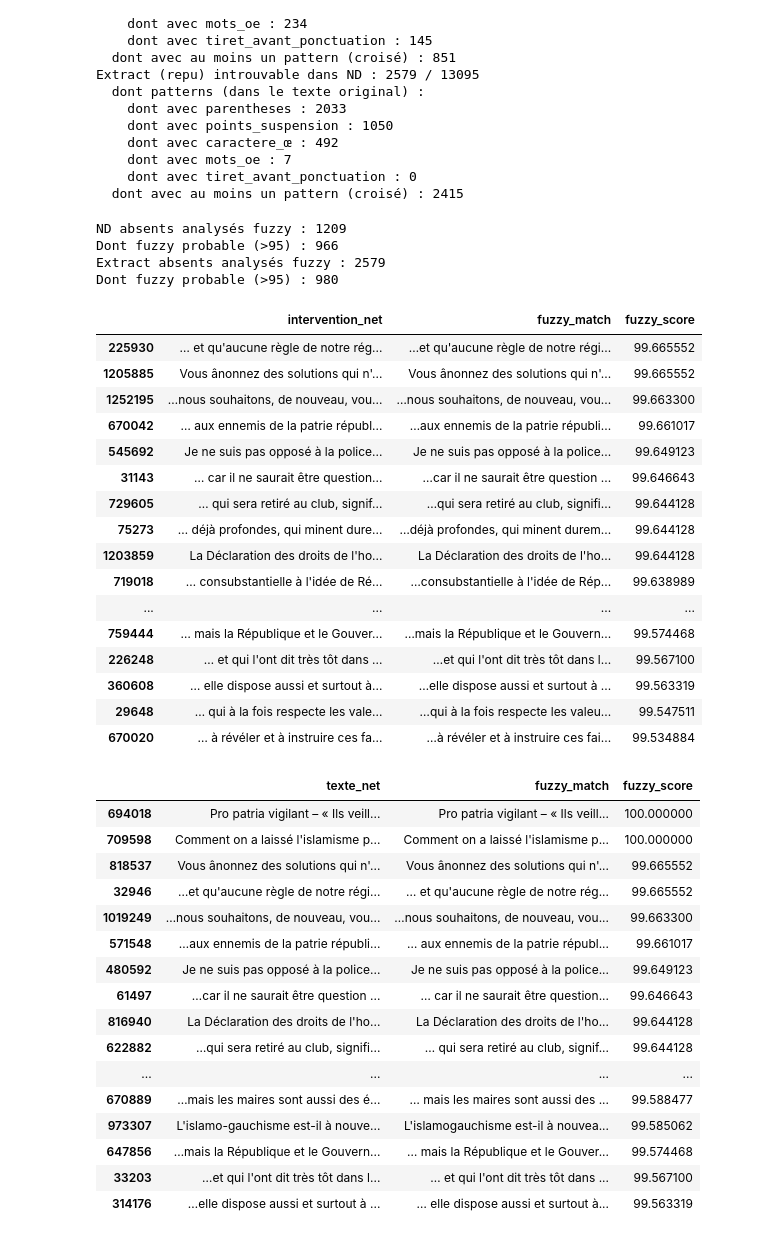
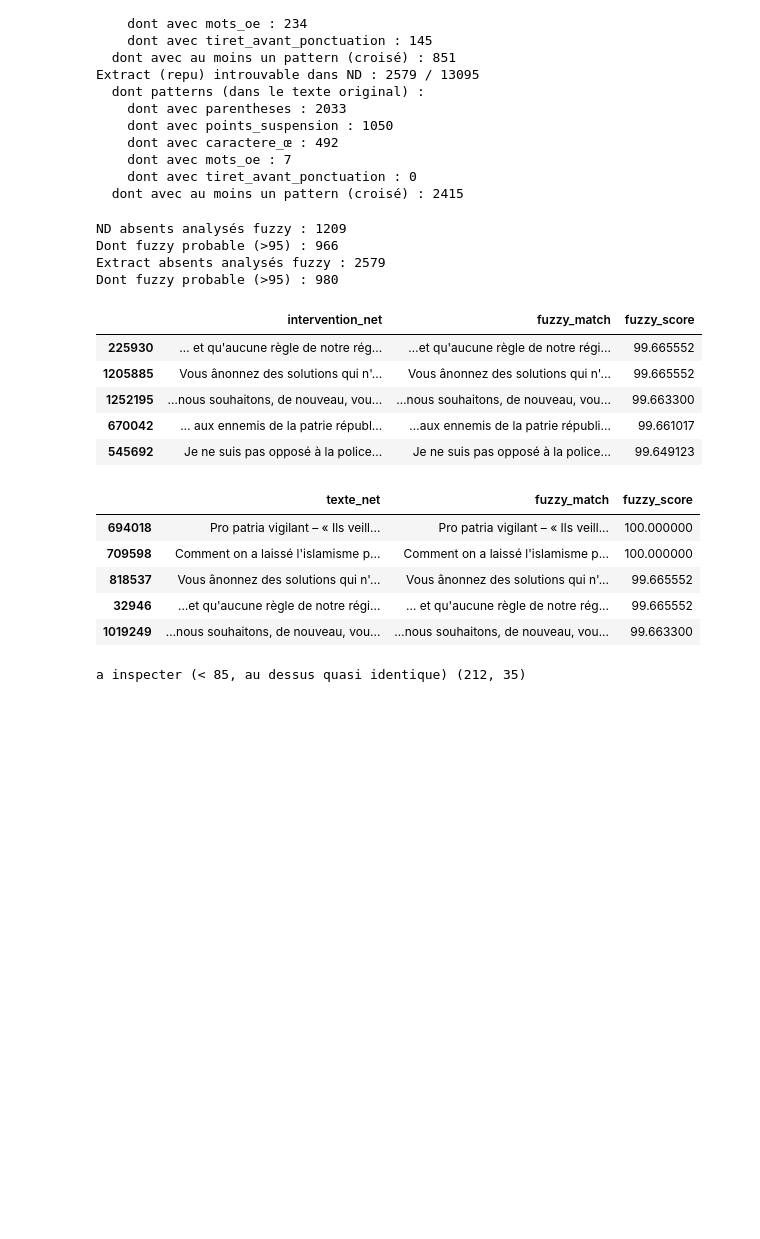
Before and after one commit to leomignot/republique-cest-quoi, a Jupyter notebook: debug/check_repu.ipynb, the cells around one changed output. Drawn from its saved outputs; the diff is of its cells as text; code cells hidden in the pictures; blank space fills up the shorter version.

Commit message:
on avance fuzzy

```diff
--- a/debug/check_repu.ipynb
+++ b/debug/check_repu.ipynb
@@ -976,7 +976,7 @@ df_nd_ref = df_nd_comp[
 # ND absent dans extract -> recherche fuzzy côté extract
 # ==============================================================================
 
-diag_nd = fuzzy_snippet_diagnostic(
+diag_nd_fuzzy = fuzzy_snippet_diagnostic(
     df_absent=nd_absent,
     source_text_col="intervention_net",
     target_df=df_extract_ref,
@@ -987,16 +987,16 @@ diag_nd = fuzzy_snippet_diagnostic(
 
 print(
     "ND absents analysés fuzzy :",
-    len(diag_nd),
+    len(diag_nd_fuzzy),
 )
 
-if diag_nd is not None:
+if diag_nd_fuzzy is not None:
     print(
         "Dont fuzzy probable (>95) :",
-        diag_nd["fuzzy_probable"].sum(),
+        diag_nd_fuzzy["fuzzy_probable"].sum(),
     )
 
-    diag_nd.to_csv(
+    diag_nd_fuzzy.to_csv(
         f"diagnostic_fuzzy_nd_vs_extract_{label_fuzzy}.csv",
         index=False,
     )
@@ -1006,7 +1006,7 @@ if diag_nd is not None:
 # Extract absent dans ND -> recherche fuzzy côté ND
 # ==============================================================================
 
-diag_extract = fuzzy_snippet_diagnostic(
+diag_extract_fuzzy = fuzzy_snippet_diagnostic(
     df_absent=extract_absent,
     source_text_col="texte_net",
     target_df=df_nd_ref,
@@ -1017,16 +1017,16 @@ diag_extract = fuzzy_snippet_diagnostic(
 
 print(
     "Extract absents analysés fuzzy :",
-    len(diag_extract),
+    len(diag_extract_fuzzy),
 )
 
-if diag_extract is not None:
+if diag_extract_fuzzy is not None:
     print(
         "Dont fuzzy probable (>95) :",
-        diag_extract["fuzzy_probable"].sum(),
+        diag_extract_fuzzy["fuzzy_probable"].sum(),
     )
 
-    diag_extract.to_csv(
+    diag_extract_fuzzy.to_csv(
         f"diagnostic_fuzzy_extract_vs_nd_{label_fuzzy}.csv",
         index=False,
     )
@@ -1035,62 +1035,47 @@ if diag_extract is not None:
 # ==============================================================================
 # Aperçu des cas les plus proches
 # ==============================================================================
 
 display(
-    diag_nd[
+    diag_nd_fuzzy[
         [
             "intervention_net",
             "fuzzy_match",
             "fuzzy_score",
         ]
-    ].head(30)
+    ].head()
 )
 
 display(
-    diag_extract[
+    diag_extract_fuzzy[
         [
             "texte_net",
             "fuzzy_match",
             "fuzzy_score",
         ]
-    ].head(30)
+    ].head()
 )
 # %% [output]
 ND absents analysés fuzzy : 1209
 Dont fuzzy probable (>95) : 966
 Extract absents analysés fuzzy : 2579
 Dont fuzzy probable (>95) : 980
 |  | intervention_net | fuzzy_match | fuzzy_score |
 | 225930 | … et qu'aucune règle de notre rég... | …et qu'aucune règle de notre régi... | 99.665552 |
 | 1205885 | Vous ânonnez des solutions qui n'... | Vous ânonnez des solutions qui n'... | 99.665552 |
 | 1252195 | …nous souhaitons, de nouveau, vou... | …nous souhaitons, de nouveau, vou... | 99.663300 |
 | 670042 | … aux ennemis de la patrie républ... | …aux ennemis de la patrie républi... | 99.661017 |
 | 545692 | Je ne suis pas opposé à la police... | Je ne suis pas opposé à la police... | 99.649123 |
-| 31143 | … car il ne saurait être question... | …car il ne saurait être question ... | 99.646643 |
-| 729605 | … qui sera retiré au club, signif... | …qui sera retiré au club, signifi... | 99.644128 |
-| 75273 | … déjà profondes, qui minent dure... | …déjà profondes, qui minent durem... | 99.644128 |
-| 1203859 | La Déclaration des droits de l'ho... | La Déclaration des droits de l'ho... | 99.644128 |
-| 719018 | … consubstantielle à l'idée de Ré... | …consubstantielle à l'idée de Rép... | 99.638989 |
-| ... | ... | ... | ... |
-| 759444 | … mais la République et le Gouver... | …mais la République et le Gouvern... | 99.574468 |
-| 226248 | … et qui l'ont dit très tôt dans ... | …et qui l'ont dit très tôt dans l... | 99.567100 |
-| 360608 | … elle dispose aussi et surtout à... | …elle dispose aussi et surtout à ... | 99.563319 |
-| 29648 | … qui à la fois respecte les vale... | …qui à la fois respecte les valeu... | 99.547511 |
-| 670020 | … à révéler et à instruire ces fa... | …à révéler et à instruire ces fai... | 99.534884 |
 |  | texte_net | fuzzy_match | fuzzy_score |
 | 694018 | Pro patria vigilant – « Ils veill... | Pro patria vigilant – « Ils veill... | 100.000000 |
 | 709598 | Comment on a laissé l'islamisme p... | Comment on a laissé l'islamisme p... | 100.000000 |
 | 818537 | Vous ânonnez des solutions qui n'... | Vous ânonnez des solutions qui n'... | 99.665552 |
 | 32946 | …et qu'aucune règle de notre régi... | … et qu'aucune règle de notre rég... | 99.665552 |
 | 1019249 | …nous souhaitons, de nouveau, vou... | …nous souhaitons, de nouveau, vou... | 99.663300 |
-| 571548 | …aux ennemis de la patrie républi... | … aux ennemis de la patrie républ... | 99.661017 |
-| 480592 | Je ne suis pas opposé à la police... | Je ne suis pas opposé à la police... | 99.649123 |
-| 61497 | …car il ne saurait être question ... | … car il ne saurait être question... | 99.646643 |
-| 816940 | La Déclaration des droits de l'ho... | La Déclaration des droits de l'ho... | 99.644128 |
-| 622882 | …qui sera retiré au club, signifi... | … qui sera retiré au club, signif... | 99.644128 |
-| ... | ... | ... | ... |
-| 670889 | …mais les maires sont aussi des é... | … mais les maires sont aussi des ... | 99.588477 |
-| 973307 | L'islamo-gauchisme est-il à nouve... | L'islamogauchisme est-il à nouvea... | 99.585062 |
-| 647856 | …mais la République et le Gouvern... | … mais la République et le Gouver... | 99.574468 |
-| 33203 | …et qui l'ont dit très tôt dans l... | … et qui l'ont dit très tôt dans ... | 99.567100 |
-| 314176 | …elle dispose aussi et surtout à ... | … elle dispose aussi et surtout à... | 99.563319 |
+# %%
+inspection_nd = diag_nd_fuzzy[diag_nd_fuzzy["fuzzy_score"] < 85] # après vérif niv score manuelle 85 ok
+print("a inspecter (< 85, au dessus quasi identique)", inspection_nd.shape)
+
+inspection_nd.to_csv("inspection_nd_fuzzy_score_85_plus.csv", index=False)
+# %% [output]
+a inspecter (< 85, au dessus quasi identique) (212, 35)
```
